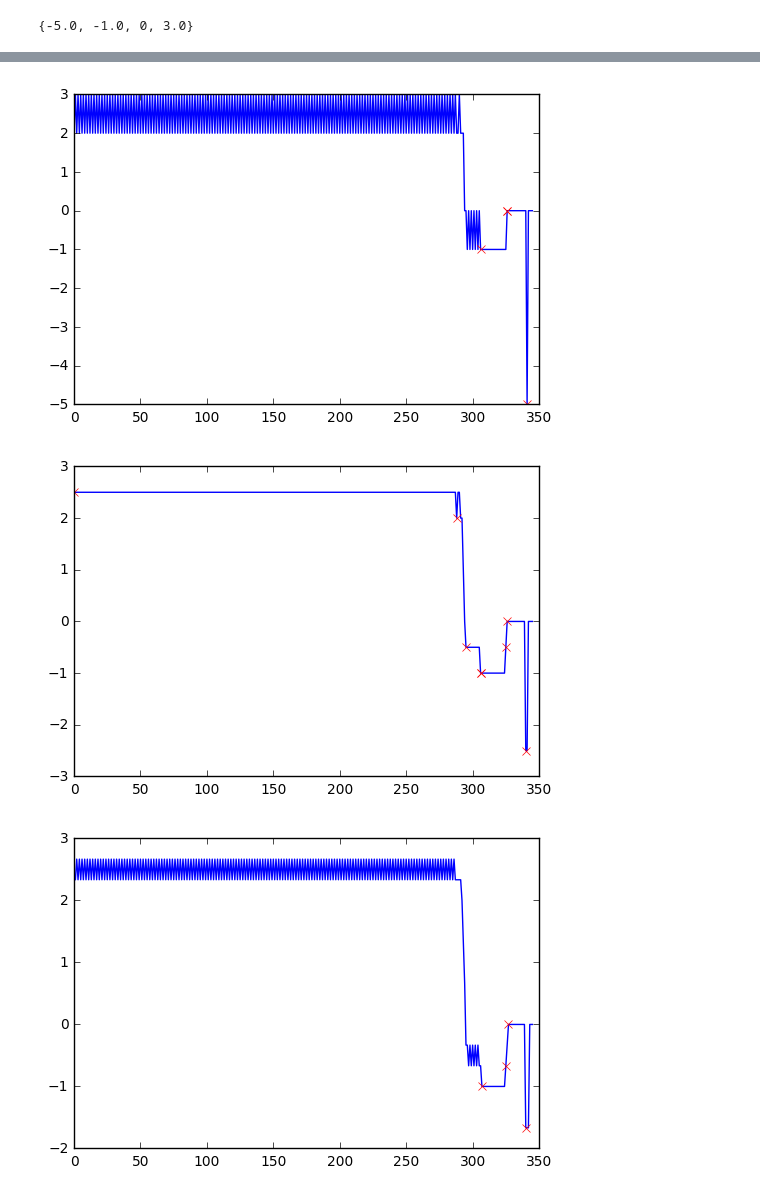
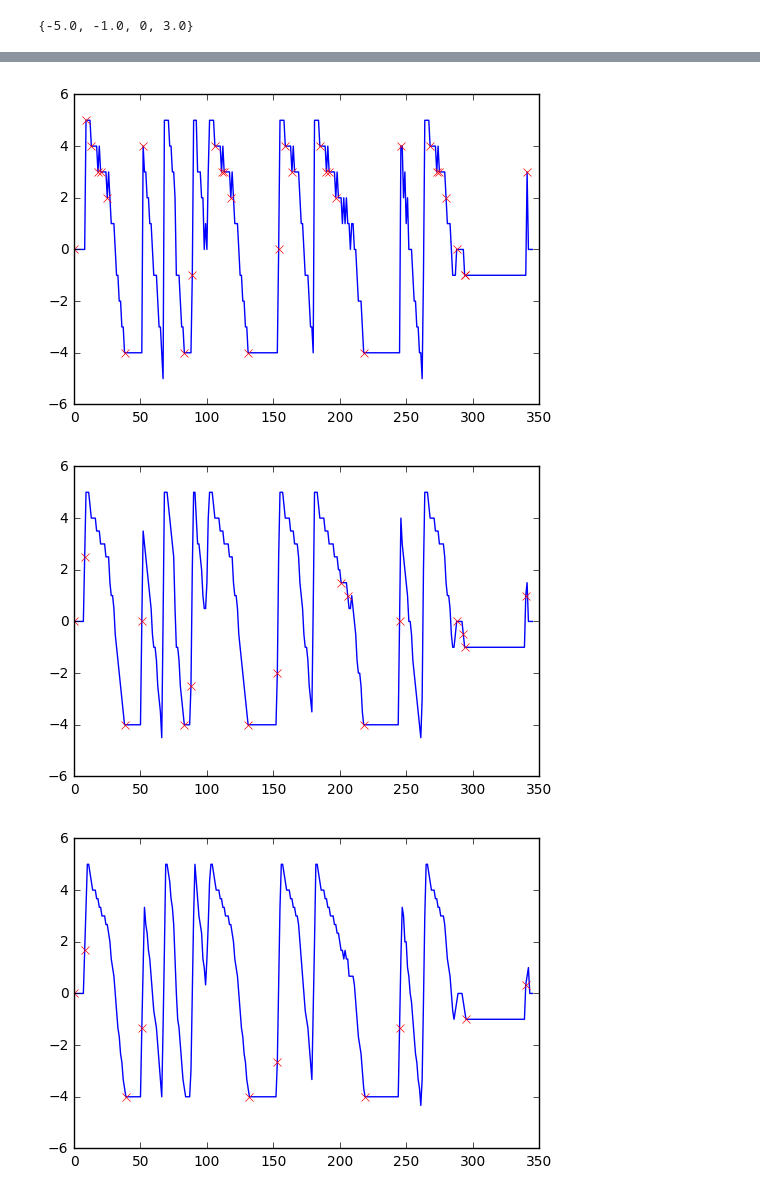
Before and after one commit to JoeOsborn/mechlearn, a Jupyter notebook: mechlearn/Segmentation.ipynb, the cells around one changed output, grey strips where cells are left out. Drawn from its saved outputs; the diff is of its cells as text; code cells hidden in the pictures.

```diff
--- a/mechlearn/Segmentation.ipynb
+++ b/mechlearn/Segmentation.ipynb
@@ -143,33 +143,32 @@ TypeError: unsupported operand type(s) for |=: 'set' and 'list'
 # %%
-axis = 1
+axis = 2
 
 velocities = track[1:,axis]-track[:-1,axis]
 
-same_window = 10
+same_window = 5
 
 switch_points = set([])
 switch_points |= set(zero_crossings(velocities))
 for w in range(1,6):
     smoothed = scipy.ndimage.filters.convolve1d(velocities, np.ones(w)/w)
     #print smoothed
     plt.plot(smoothed)
 
     points = samey_intervals(smoothed,t_window=same_window)
     plt.plot(np.array(points),smoothed[np.array(points,dtype='int')],'rx')
     plt.show()
     switch_points |= set(points)
 
 
-switch_points = sorted(switch_points)
+velocity_times = sorted(switch_points)
 
-import matplotlib.pyplot as plt
 plt.plot(velocities)
 plt.show()
 
 plt.plot(track[:,2])
-plt.plot(np.array(switch_points),track[np.array(switch_points,dtype='int'),2],'rx')
+plt.plot(np.array(velocity_times),track[np.array(velocity_times,dtype='int'),2],'rx')
 plt.show()
 # %% [output]
-[figure, old version]
+[figure, new version]
-[figure, old version]
+[figure, new version]
-[figure, old version]
+[figure, new version]
```
Also changed, not shown: parts of 6 cells of this notebook.
